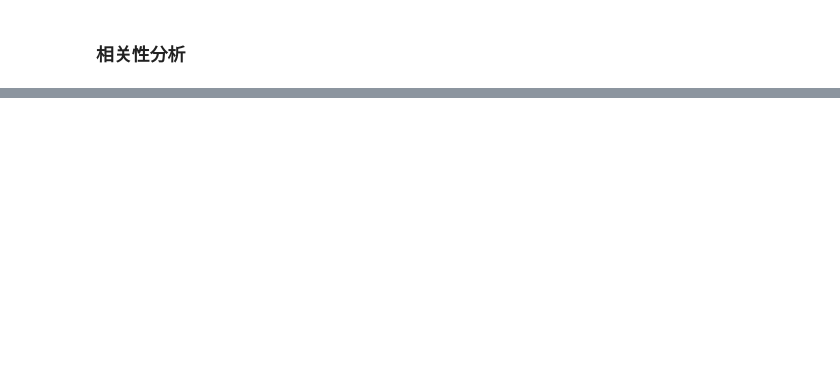
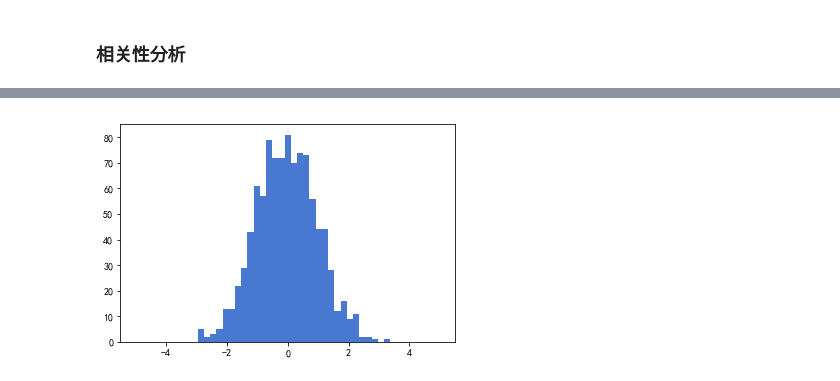
Before and after one commit to EricLiuLR/python-, a Jupyter notebook: my_note_03.ipynb, the cells around one changed output, grey strips where cells are left out. Saved outputs shown, nothing was run; the diff lists cells and outputs as text; code cells hidden in the pictures; blank space fills up the shorter version.

```diff
--- a/my_note_03.ipynb
+++ b/my_note_03.ipynb
@@ -185,0 +260,5 @@ plt.show()
+# %%
+plt.hist(x, np.linspace(-5, 5, 50))
+plt.show()
+# %% [output]
+[figure, added]
```
Also changed, not shown: parts of 19 cells of this notebook.
